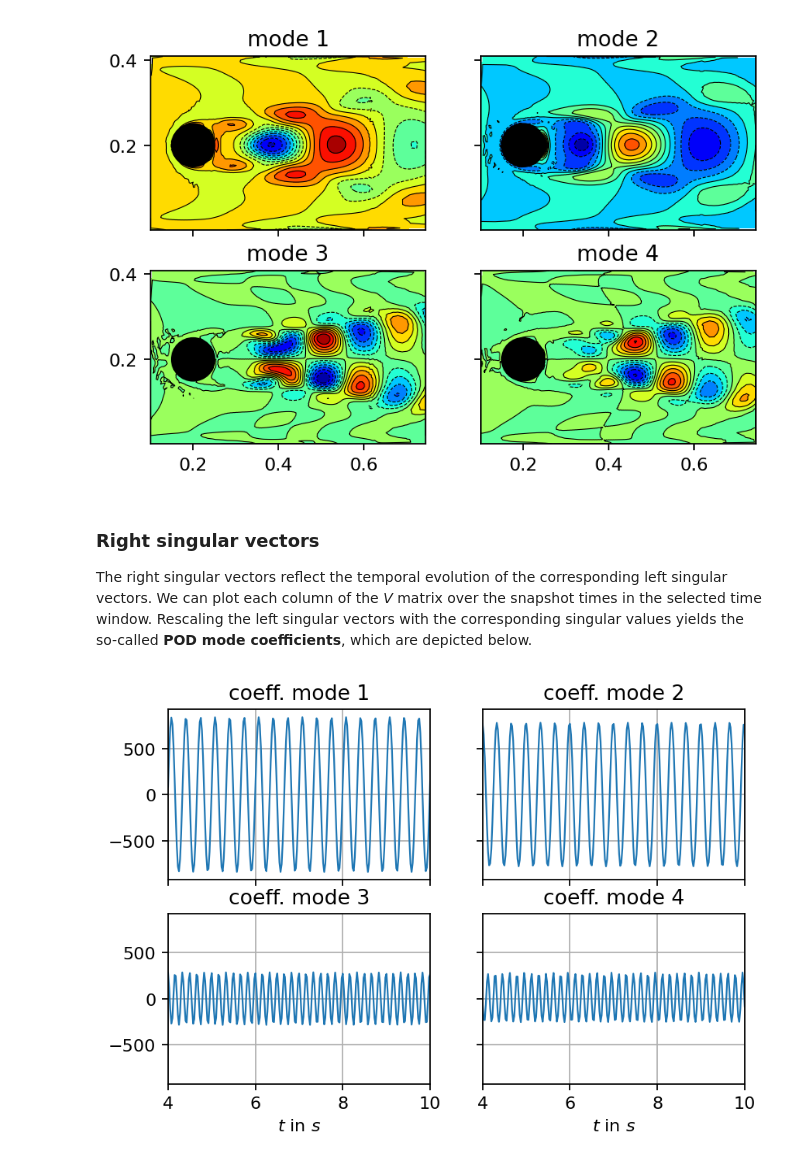
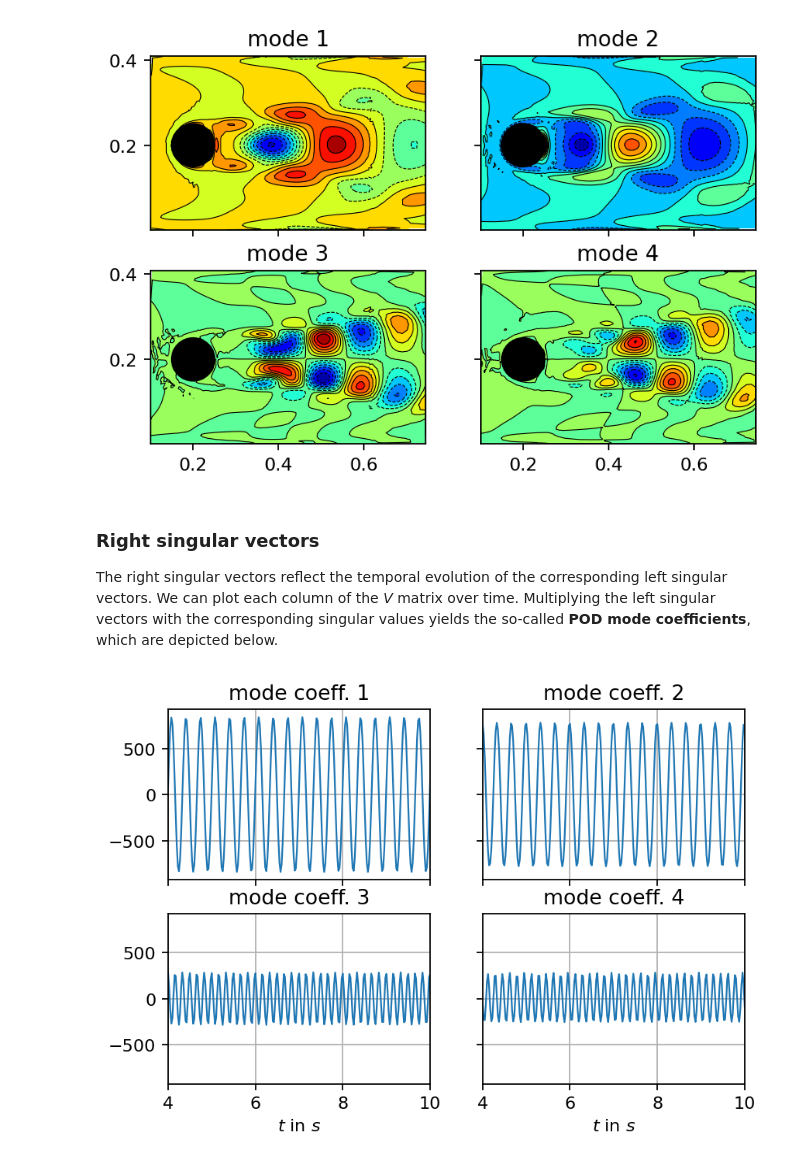
Before and after one commit to FlowModelingControl/flowtorch, a Jupyter notebook: docs/source/notebooks/svd_cylinder.ipynb, the cells around one changed output. Drawn from its saved outputs; the diff is of its cells as text; code cells hidden in the pictures.

```diff
--- a/docs/source/notebooks/svd_cylinder.ipynb
+++ b/docs/source/notebooks/svd_cylinder.ipynb
@@ -158,22 +162,22 @@ plt.show()
 # %% [markdown]
 ### Right singular vectors
 
-The right singular vectors reflect the temporal evolution of the corresponding left singular vectors. We can plot each column of the *V* matrix over the snapshot times in the selected time window. Rescaling the left singular vectors with the corresponding singular values yields the so-called **POD mode coefficients**, which are depicted below.
+The right singular vectors reflect the temporal evolution of the corresponding left singular vectors. We can plot each column of the *V* matrix over time. Multiplying the left singular vectors with the corresponding singular values yields the so-called **POD mode coefficients**, which are depicted below.
 # %%
 times_num = [float(time) for time in window_times]
 
 fig, axarr = plt.subplots(2, 2, sharex=True, sharey=True)
 count = 0
 for row in range(2):
     for col in range(2):
         axarr[row, col].plot(times_num, svd.V[:, count]*svd.s[count], lw=1, label=f"coeff. mode {i+1}")
         axarr[row, col].set_xlim(min(times_num), max(times_num))
         axarr[row, col].grid()
         # add 1 for the POD mode number since we subtracted the mean
-        axarr[row, col].set_title(f"coeff. mode {count + 1}")
+        axarr[row, col].set_title(f"mode coeff. {count + 1}")
         count += 1
 for ax in axarr[1, :]:
     ax.set_xlabel(r"$t$ in $s$")
 plt.show()
 # %% [output]
-[figure, old version]
+[figure, new version]
```
Also changed, not shown: parts of 8 cells of this notebook, 18 other files.
